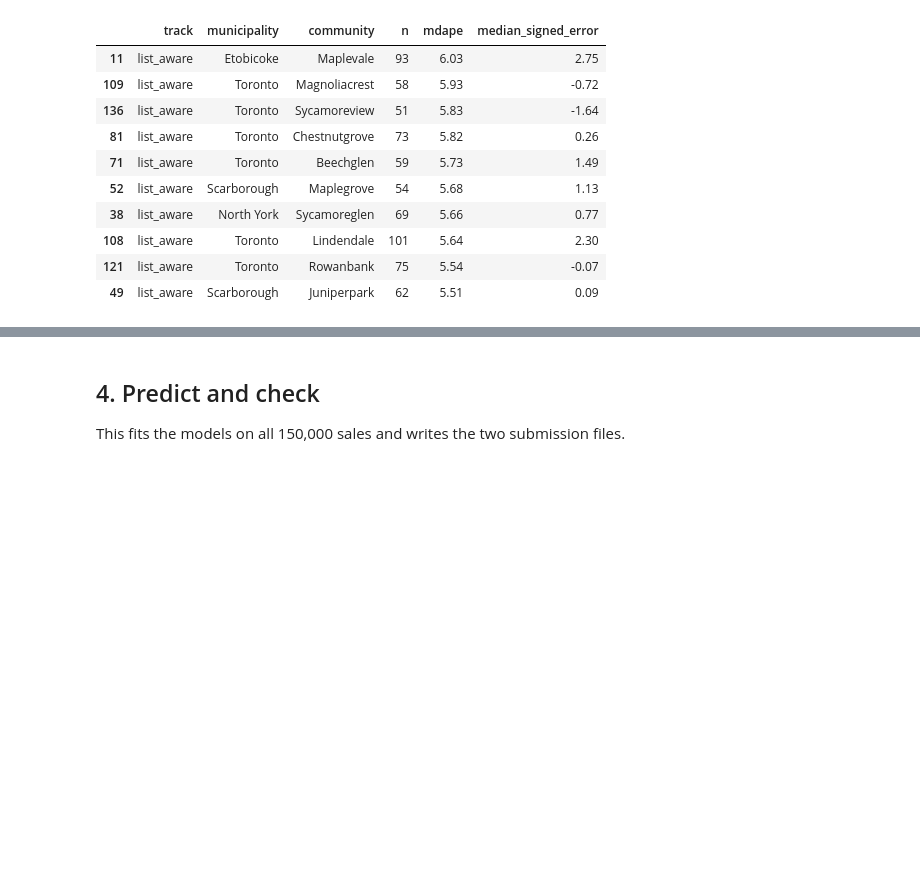
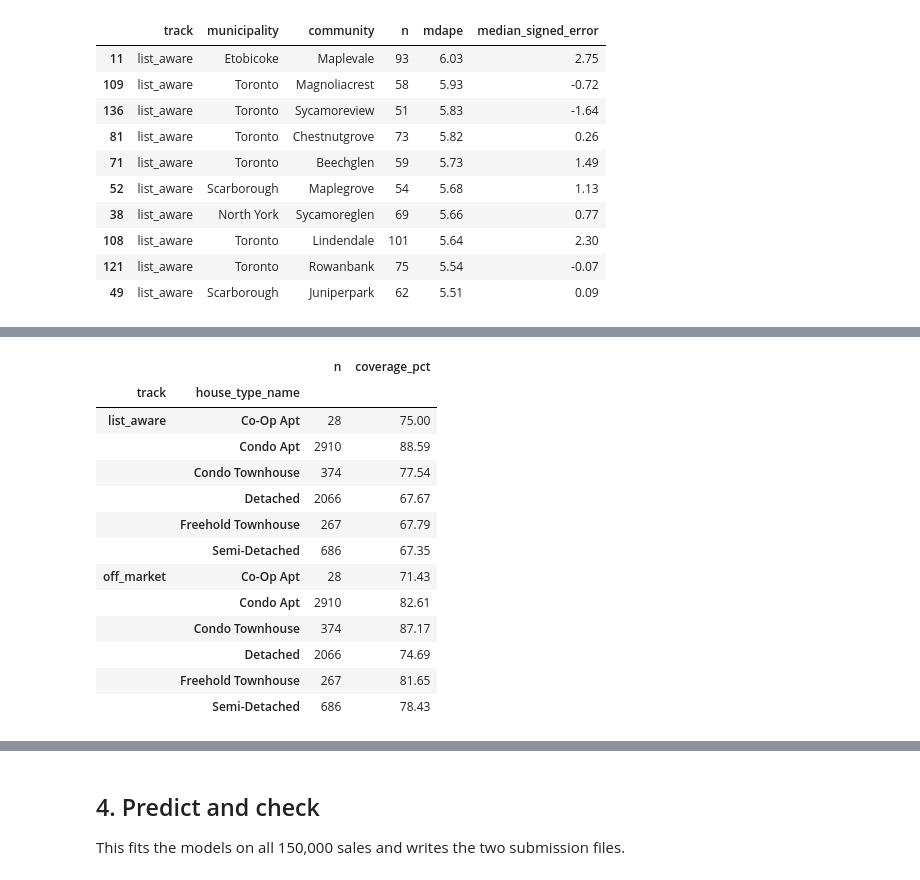
Before and after one commit to Stephanie-622/SSU-Data-Dash, a Jupyter notebook: notebooks/team_experiments.ipynb, the cells around one changed output, grey strips where cells are left out. Drawn from its saved outputs; the diff is of its cells as text; code cells hidden in the pictures; blank space fills up the shorter version.

```diff
--- a/notebooks/team_experiments.ipynb
+++ b/notebooks/team_experiments.ipynb
@@ -567,3 +563,86 @@ list_aware: highest community MdAPE (n >= 50)
 | 108 | list_aware | Toronto | Lindendale | 101 | 5.64 | 2.30 |
 | 121 | list_aware | Toronto | Rowanbank | 75 | 5.54 | -0.07 |
 | 49 | list_aware | Scarborough | Juniperpark | 62 | 5.51 | 0.09 |
+# %%
+import numpy as np
+import pandas as pd
+from pathlib import Path
+
+df = pd.read_csv(
+    "experiments/04_categories/validation_predictions.csv"
+)
+
+# Calibrate intervals on earlier months.
+calibration = df[df["month"] <= "2026-02"].copy()
+evaluation = df[df["month"] >= "2026-03"].copy()
+
+target_coverage = 0.80
+results = []
+interval_rows = []
+
+for track in ["off_market", "list_aware"]:
+    cal = calibration[calibration["track"] == track]
+    test = evaluation[evaluation["track"] == track].copy()
+
+    # Measure errors on a multiplicative price scale.
+    scores = np.abs(
+        np.log(cal["sold_price"] / cal["predicted_price"])
+    ).to_numpy()
+
+    # Use a finite-sample adjusted quantile.
+    rank = min(
+        len(scores),
+        int(np.ceil((len(scores) + 1) * target_coverage)),
+    )
+    q = np.sort(scores)[rank - 1]
+
+    test["lower_price"] = test["predicted_price"] * np.exp(-q)
+    test["upper_price"] = test["predicted_price"] * np.exp(q)
+
+    test["covered"] = (
+        (test["sold_price"] >= test["lower_price"])
+        & (test["sold_price"] <= test["upper_price"])
+    )
+    test["width_pct"] = (
+        100 * (test["upper_price"] - test["lower_price"])
+        / test["predicted_price"]
+    )
+
+    results.append({
+        "track": track,
+        "evaluation_homes": len(test),
+        "coverage_pct": 100 * test["covered"].mean(),
+        "width_pct_of_prediction": test["width_pct"].median(),
+        "lower_multiplier": np.exp(-q),
+        "upper_multiplier": np.exp(q),
+    })
+    interval_rows.append(test)
+
+summary = pd.DataFrame(results)
+intervals = pd.concat(interval_rows, ignore_index=True)
+
+print("Interval evaluation: March-May 2026")
+display(summary.round(3))
+
+print("Coverage by month (%)")
+display(
+    intervals.groupby(["track", "month"])["covered"]
+    .mean().mul(100).unstack().round(2)
+)
+
+print("Coverage by property type")
+by_type = intervals.groupby(
+    ["track", "house_type_name"]
+).agg(
+    n=("covered", "size"),
+    coverage_pct=("covered", "mean"),
+)
+by_type["coverage_pct"] *= 100
+display(by_type.round(2))
+
+saved = Path("experiments/04_categories")
+summary.to_csv(saved / "interval_summary.csv", index=False)
+intervals.to_csv(saved / "interval_evaluation.csv", index=False)
+
+print("Interval diagnostics saved successfully.")
+# %% [output]
@@ -569,0 +659,14 @@ list_aware: highest community MdAPE (n >= 50)
+|  |  | n | coverage_pct |
+| track | house_type_name |  |  |
+| list_aware | Co-Op Apt | 28 | 75.00 |
+|  | Condo Apt | 2910 | 88.59 |
+|  | Condo Townhouse | 374 | 77.54 |
+|  | Detached | 2066 | 67.67 |
+|  | Freehold Townhouse | 267 | 67.79 |
+|  | Semi-Detached | 686 | 67.35 |
+| off_market | Co-Op Apt | 28 | 71.43 |
+|  | Condo Apt | 2910 | 82.61 |
+|  | Condo Townhouse | 374 | 87.17 |
+|  | Detached | 2066 | 74.69 |
+|  | Freehold Townhouse | 267 | 81.65 |
+|  | Semi-Detached | 686 | 78.43 |
```
Also changed, not shown: parts of 7 cells of this notebook.
